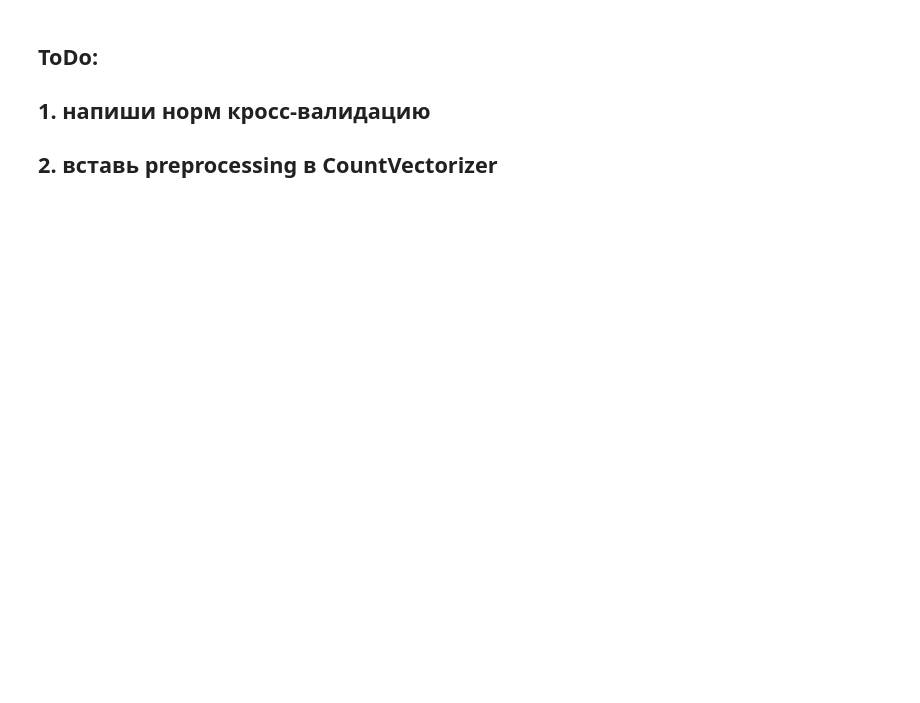
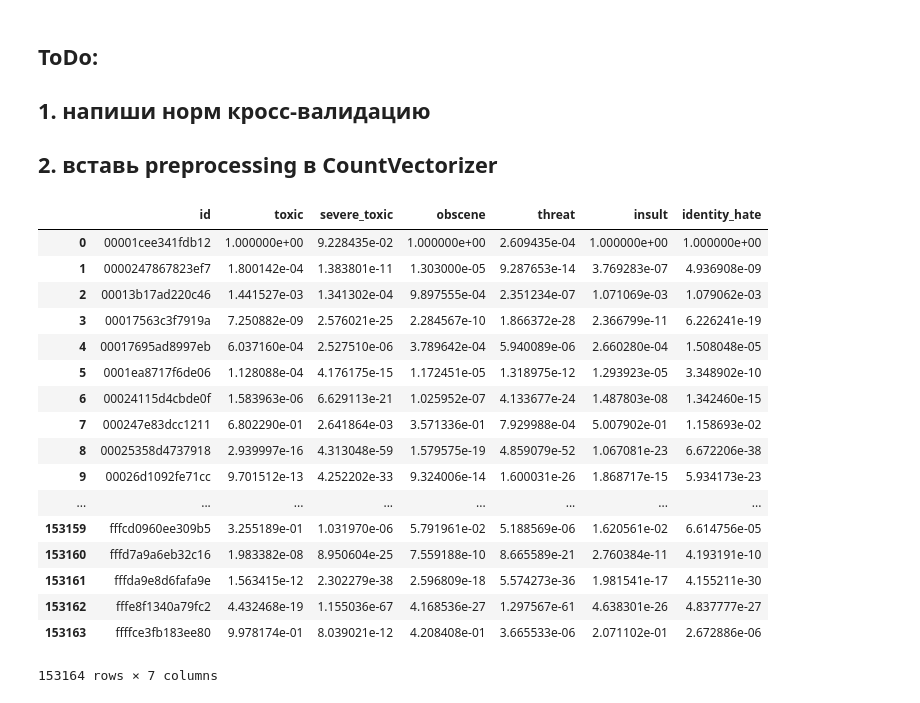
Before and after one commit to MichaelSolotky/ToxicCommentsKaggle, a Jupyter notebook: main.ipynb, the cells around one changed output. Saved outputs shown, nothing was run; the diff lists cells and outputs as text; code cells hidden in the pictures; blank space fills up the shorter version.

```diff
--- a/main.ipynb
+++ b/main.ipynb
@@ -53,0 +73,2 @@ sklearn.metrics.roc_auc_score(y_test, pred)
+# %%
+X_tr, X_te, yt_tr, yt_te, yst_tr, yst_te, yo_tr, yo_te, yth_tr, yth_te, yi_tr, yi_te, yih_tr, yih_te = train_test_split(X, yt, yst, yo, yth, yi, yih, test_size=0.33, random_state=42)
@@ -54,4 +113,41 @@ sklearn.metrics.roc_auc_score(y_test, pred)
+# %%
+X_test = vectorizer.transform(test_data['comment_text'])
+# %%
+predt = clft.predict_proba(X_test)[:,1]
+predst = clfst.predict_proba(X_test)[:,1]
+predo = clfo.predict_proba(X_test)[:,1]
+predth = clfth.predict_proba(X_test)[:,1]
+predi = clfi.predict_proba(X_test)[:,1]
+predih = clfih.predict_proba(X_test)[:,1]
 # %% [markdown]
 ## ToDo:
 ## 1. напиши норм кросс-валидацию
 ## 2. вставь preprocessing в CountVectorizer
+# %%
+sumbission_example['toxic']=predt
+sumbission_example['severe_toxic']=predst
+sumbission_example['obscene']=predo
+sumbission_example['threat']=predth
+sumbission_example['insult']=predi
+sumbission_example['identity_hate']=predih
+# %%
+sumbission_example
+# %% [output]
+|  | id | toxic | severe_toxic | obscene | threat | insult | identity_hate |
+| 0 | 00001cee341fdb12 | 1.000000e+00 | 9.228435e-02 | 1.000000e+00 | 2.609435e-04 | 1.000000e+00 | 1.000000e+00 |
+| 1 | 0000247867823ef7 | 1.800142e-04 | 1.383801e-11 | 1.303000e-05 | 9.287653e-14 | 3.769283e-07 | 4.936908e-09 |
+| 2 | 00013b17ad220c46 | 1.441527e-03 | 1.341302e-04 | 9.897555e-04 | 2.351234e-07 | 1.071069e-03 | 1.079062e-03 |
+| 3 | 00017563c3f7919a | 7.250882e-09 | 2.576021e-25 | 2.284567e-10 | 1.866372e-28 | 2.366799e-11 | 6.226241e-19 |
+| 4 | 00017695ad8997eb | 6.037160e-04 | 2.527510e-06 | 3.789642e-04 | 5.940089e-06 | 2.660280e-04 | 1.508048e-05 |
+| 5 | 0001ea8717f6de06 | 1.128088e-04 | 4.176175e-15 | 1.172451e-05 | 1.318975e-12 | 1.293923e-05 | 3.348902e-10 |
+| 6 | 00024115d4cbde0f | 1.583963e-06 | 6.629113e-21 | 1.025952e-07 | 4.133677e-24 | 1.487803e-08 | 1.342460e-15 |
+| 7 | 000247e83dcc1211 | 6.802290e-01 | 2.641864e-03 | 3.571336e-01 | 7.929988e-04 | 5.007902e-01 | 1.158693e-02 |
+| 8 | 00025358d4737918 | 2.939997e-16 | 4.313048e-59 | 1.579575e-19 | 4.859079e-52 | 1.067081e-23 | 6.672206e-38 |
+| 9 | 00026d1092fe71cc | 9.701512e-13 | 4.252202e-33 | 9.324006e-14 | 1.600031e-26 | 1.868717e-15 | 5.934173e-23 |
+| ... | ... | ... | ... | ... | ... | ... | ... |
+| 153159 | fffcd0960ee309b5 | 3.255189e-01 | 1.031970e-06 | 5.791961e-02 | 5.188569e-06 | 1.620561e-02 | 6.614756e-05 |
+| 153160 | fffd7a9a6eb32c16 | 1.983382e-08 | 8.950604e-25 | 7.559188e-10 | 8.665589e-21 | 2.760384e-11 | 4.193191e-10 |
+| 153161 | fffda9e8d6fafa9e | 1.563415e-12 | 2.302279e-38 | 2.596809e-18 | 5.574273e-36 | 1.981541e-17 | 4.155211e-30 |
+| 153162 | fffe8f1340a79fc2 | 4.432468e-19 | 1.155036e-67 | 4.168536e-27 | 1.297567e-61 | 4.638301e-26 | 4.837777e-27 |
+| 153163 | ffffce3fb183ee80 | 9.978174e-01 | 8.039021e-12 | 4.208408e-01 | 3.665533e-06 | 2.071102e-01 | 2.672886e-06 |
+153164 rows × 7 columns
```
Also changed, not shown: parts of 6 cells of this notebook.
